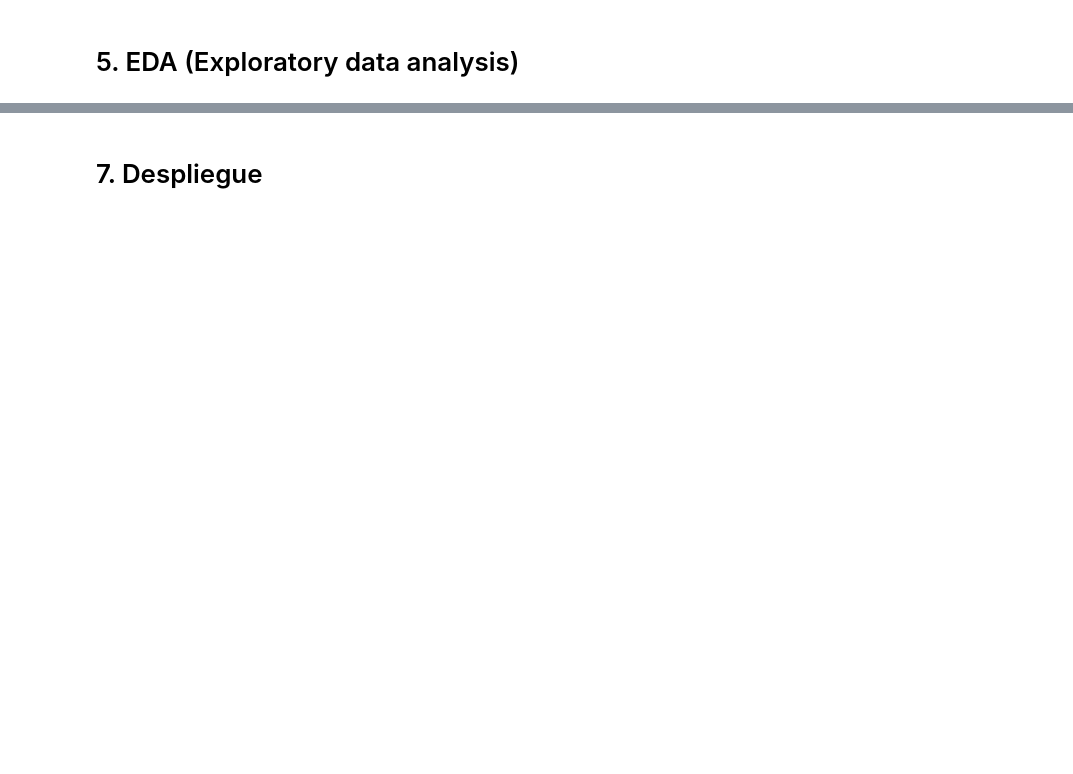
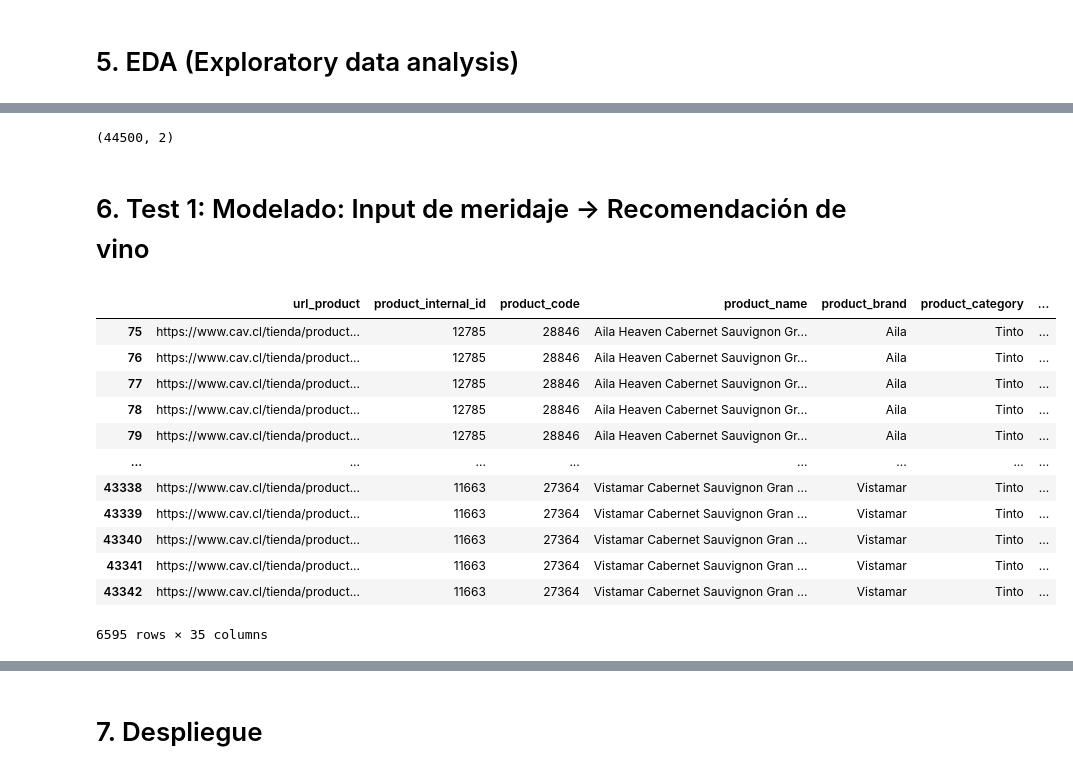
Before and after one commit to fevc08/final_project_4geek, a Jupyter notebook: src/explore.ipynb, the cells around one changed output, grey strips where cells are left out. Saved outputs shown, nothing was run; the diff lists cells and outputs as text; code cells hidden in the pictures; blank space fills up the shorter version.

```diff
--- a/src/explore.ipynb
+++ b/src/explore.ipynb
@@ -382,2 +386,13 @@ memory usage: 11.5+ MB
 # %% [markdown]
 # 5. EDA (Exploratory data analysis)
+# %%
+import sqlite3
+import pandas as pd
+
+conn = sqlite3.connect('../data/wine_db.db')
+
+# Leer tabla "wine_database"
+query = "SELECT * FROM wine_database;"
+df = pd.read_sql_query(query, conn)
+
+conn.close()
@@ -383,0 +410,26 @@ memory usage: 11.5+ MB
+# %%
+df.shape
+# %% [output]
+(44500, 2)
+# %% [markdown]
+# 6. Test 1: Modelado: Input de meridaje -> Recomendación de vino
+# %%
+df = df.dropna()
+# %%
+df = df.drop_duplicates(subset='product_name')
+# %%
+df
+# %% [output]
+|  | url_product | product_internal_id | product_code | product_name | product_brand | product_category | ... |
+| 75 | https://www.cav.cl/tienda/product... | 12785 | 28846 | Aila Heaven Cabernet Sauvignon Gr... | Aila | Tinto | ... |
+| 76 | https://www.cav.cl/tienda/product... | 12785 | 28846 | Aila Heaven Cabernet Sauvignon Gr... | Aila | Tinto | ... |
+| 77 | https://www.cav.cl/tienda/product... | 12785 | 28846 | Aila Heaven Cabernet Sauvignon Gr... | Aila | Tinto | ... |
+| 78 | https://www.cav.cl/tienda/product... | 12785 | 28846 | Aila Heaven Cabernet Sauvignon Gr... | Aila | Tinto | ... |
+| 79 | https://www.cav.cl/tienda/product... | 12785 | 28846 | Aila Heaven Cabernet Sauvignon Gr... | Aila | Tinto | ... |
+| ... | ... | ... | ... | ... | ... | ... | ... |
+| 43338 | https://www.cav.cl/tienda/product... | 11663 | 27364 | Vistamar Cabernet Sauvignon Gran ... | Vistamar | Tinto | ... |
+| 43339 | https://www.cav.cl/tienda/product... | 11663 | 27364 | Vistamar Cabernet Sauvignon Gran ... | Vistamar | Tinto | ... |
+| 43340 | https://www.cav.cl/tienda/product... | 11663 | 27364 | Vistamar Cabernet Sauvignon Gran ... | Vistamar | Tinto | ... |
+| 43341 | https://www.cav.cl/tienda/product... | 11663 | 27364 | Vistamar Cabernet Sauvignon Gran ... | Vistamar | Tinto | ... |
+| 43342 | https://www.cav.cl/tienda/product... | 11663 | 27364 | Vistamar Cabernet Sauvignon Gran ... | Vistamar | Tinto | ... |
+6595 rows × 35 columns
```
Also changed, not shown: parts of 29 cells of this notebook, 9 other files.
